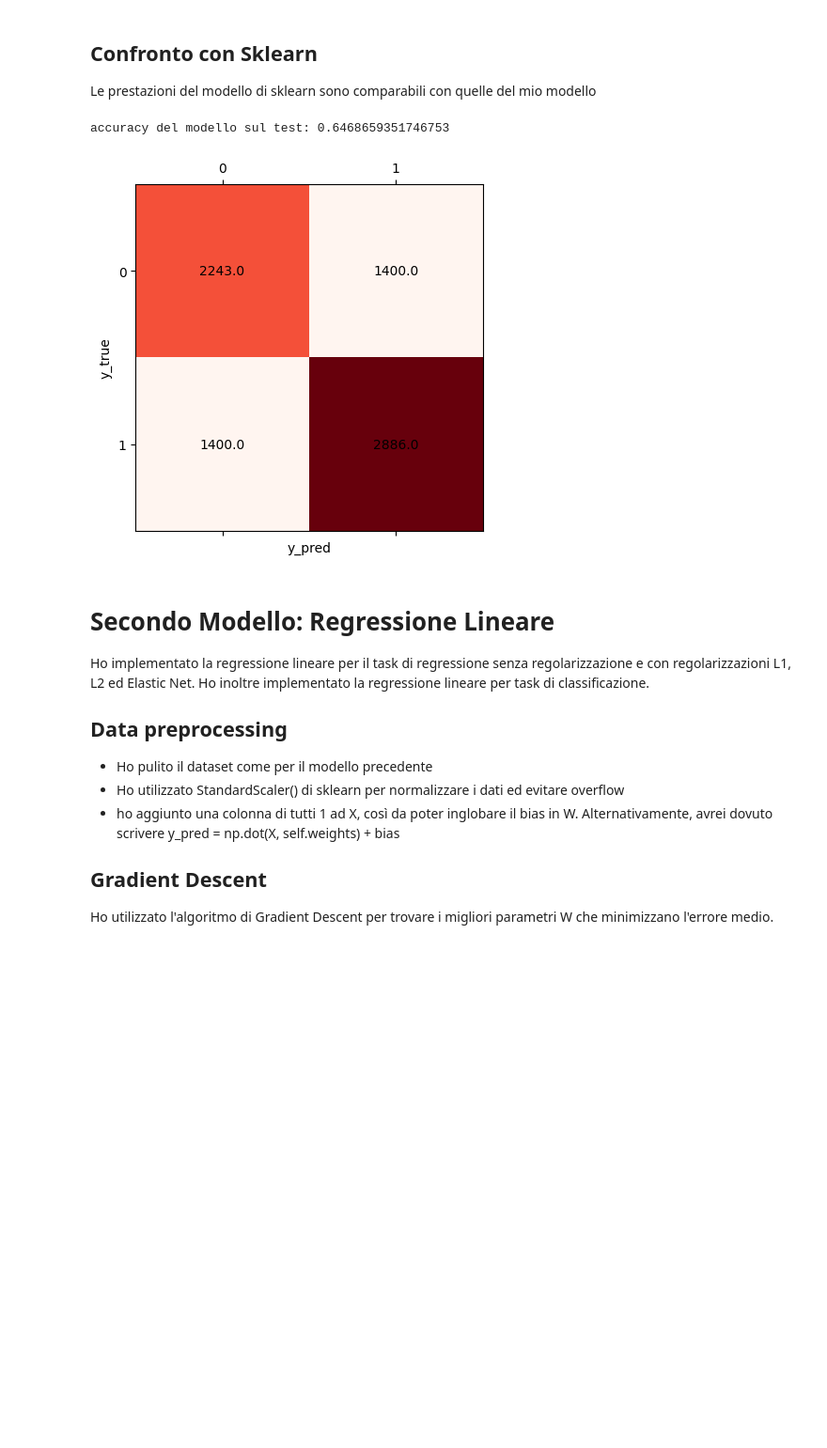
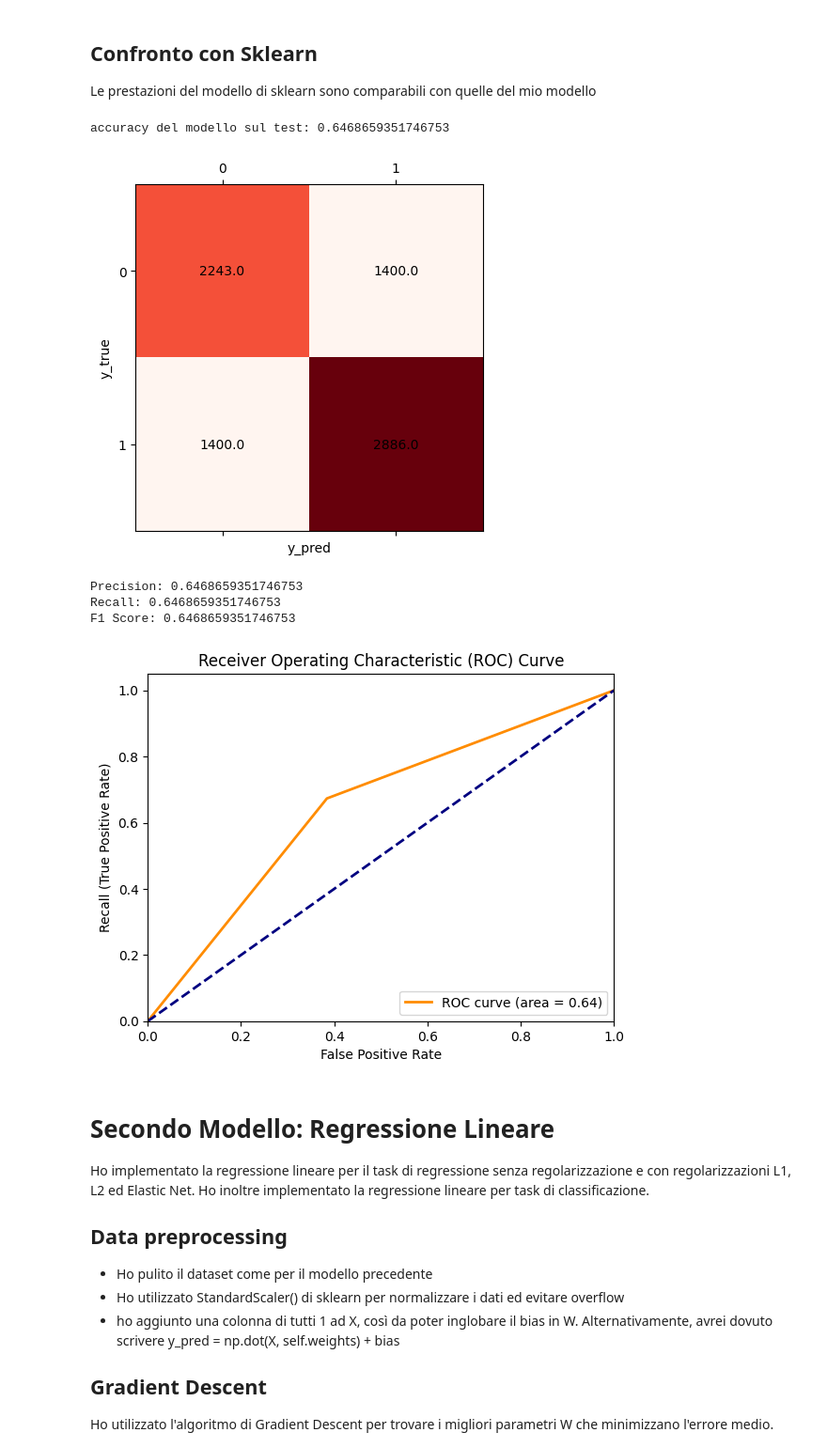
Before and after one commit to CogSP/uni-projects, a Jupyter notebook: models-of-ML/Simone_Palumbo_1938214_Fondamenti_di_IA_homework_2023.ipynb, the cells around one changed output. Shown at 94% size. Drawn from its saved outputs; the diff is of its cells as text; code cells hidden in the pictures; blank space fills up the shorter version.

```diff
--- a/models-of-ML/Simone_Palumbo_1938214_Fondamenti_di_IA_homework_2023.ipynb
+++ b/models-of-ML/Simone_Palumbo_1938214_Fondamenti_di_IA_homework_2023.ipynb
@@ -545,33 +601,61 @@ def model_selection(X, y):
 X_train, X_test, y_train, y_test = clean_and_split_dataset(df)
 
 best_altezza = model_selection(X_train, y_train)
 
 
 clf = tree.DecisionTreeClassifier(max_depth=best_altezza)
 clf.fit(X_train, y_train)
 
 predictions = clf.predict(X_test)
 acc = accuracy_score(y_test, predictions)
 
 
 print("accuracy del modello sul test:", acc)
 
 print("\n")
 
 def plot_cm(data):
   fig, ax = plt.subplots()
   ax.matshow(data, cmap='Reds')
   for (i, j), z in np.ndenumerate(data):
     ax.text(j, i, '{0:0.1f}'.format(z), ha='center', va='center')
   plt.xlabel("y_pred")
   plt.ylabel("y_true")
   plt.show()
 
 cm = confusion_matrix(y_test, predictions)
 plot_cm(cm)
+
+print("\n")
+
+precision, recall, f1_score, _ = precision_recall_fscore_support(y_test, predictions, average='weighted')
+
+print('Precision:', precision)
+print('Recall:', recall)
+print('F1 Score:', f1_score)
+
+fpr, tpr, thresholds = roc_curve(y_test, predictions)
+
+print("\n")
+
+roc_auc = auc(fpr, tpr)
+
+plt.plot(fpr, tpr, color='darkorange', lw=2, label='ROC curve (area = %0.2f)' % roc_auc)
+plt.plot([0, 1], [0, 1], color='navy', lw=2, linestyle='--')
+plt.xlim([0.0, 1.0])
+plt.ylim([0.0, 1.05])
+plt.xlabel('False Positive Rate')
+plt.ylabel('Recall (True Positive Rate)')
+plt.title('Receiver Operating Characteristic (ROC) Curve')
+plt.legend(loc="lower right")
+plt.show()
 # %% [output]
 accuracy del modello sul test: 0.6468659351746753
 [figure]
+Precision: 0.6468659351746753
+Recall: 0.6468659351746753
+F1 Score: 0.6468659351746753
+[figure, added]
 # %% [markdown]
 # Secondo Modello: Regressione Lineare
 Ho implementato la regressione lineare per il task di regressione senza regolarizzazione e con regolarizzazioni L1, L2 ed Elastic Net. Ho inoltre implementato la regressione lineare per task di classificazione.
```
Also changed, not shown: parts of 138 cells of this notebook.
